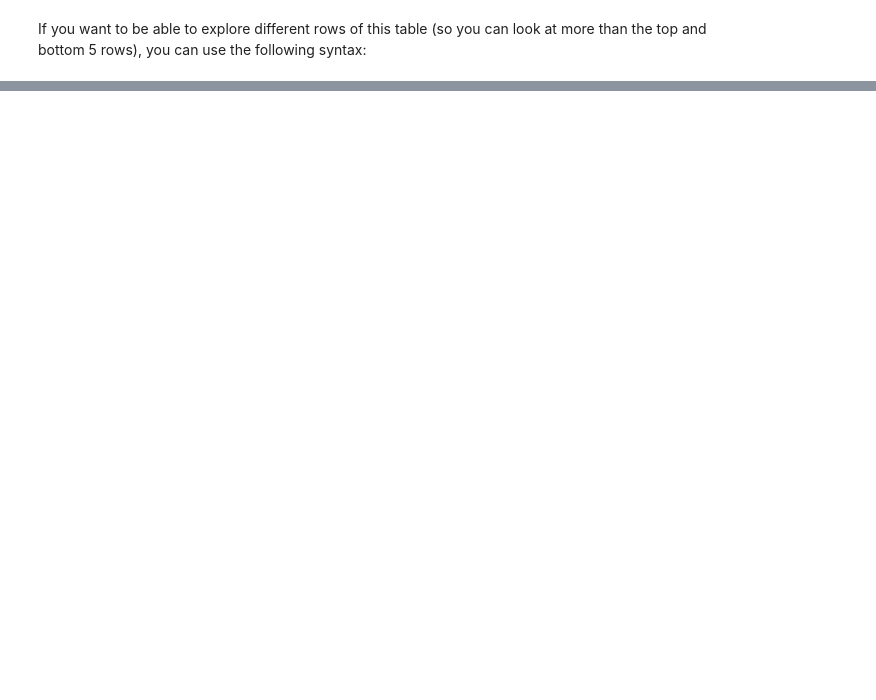
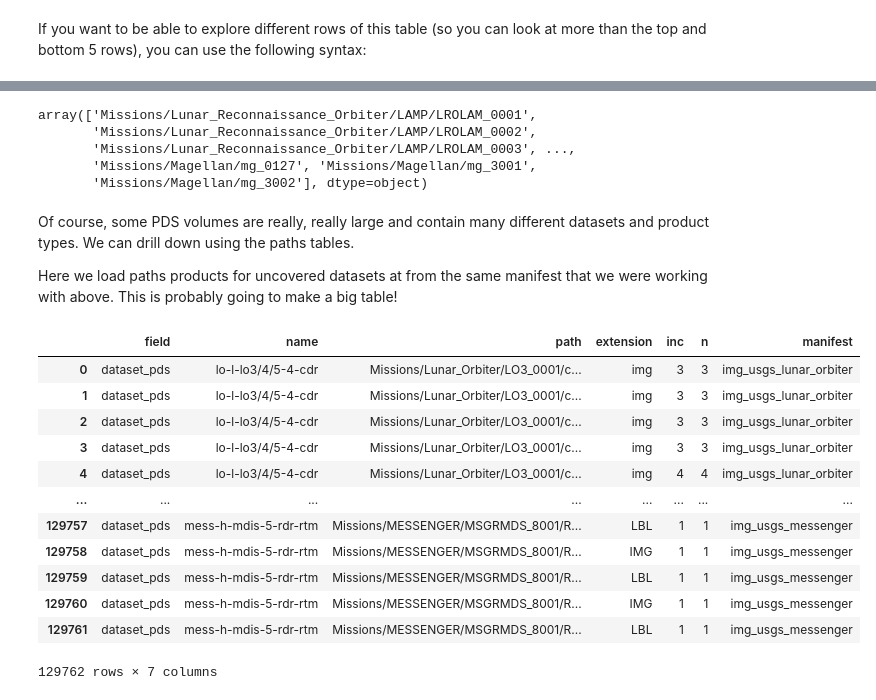
Before and after one commit to MillionConcepts/pdr-tests, a Jupyter notebook: pdr_tests/Coverage_Manifest_Explorer.ipynb, the cells around one changed output, grey strips where cells are left out. Drawn from its saved outputs; the diff is of its cells as text; code cells hidden in the pictures; blank space fills up the shorter version.

```diff
--- a/pdr_tests/Coverage_Manifest_Explorer.ipynb
+++ b/pdr_tests/Coverage_Manifest_Explorer.ipynb
@@ -206,0 +101,32 @@ metrics['dir_ignore']
+# %%
+vols_for_uncov_datasets = no_coverage_df['volume'].explode().unique()
+vols_for_uncov_datasets # you can also slice this using the notation above `vols_for_uncovdatasets[:10]` to see just the first ten entries
+# %% [output]
+array(['Missions/Lunar_Reconnaissance_Orbiter/LAMP/LROLAM_0001',
+       'Missions/Lunar_Reconnaissance_Orbiter/LAMP/LROLAM_0002',
+       'Missions/Lunar_Reconnaissance_Orbiter/LAMP/LROLAM_0003', ...,
+       'Missions/Magellan/mg_0127', 'Missions/Magellan/mg_3001',
+       'Missions/Magellan/mg_3002'], dtype=object)
+# %% [markdown]
+Of course, some PDS volumes are really, really large and contain many different datasets and product types.
+We can drill down using the paths tables.
+
+Here we load paths products for uncovered datasets at from the same manifest that we were working with above.
+This is probably going to make a big table!
+# %%
+ucov_paths = loader.load(manifest, mtype="paths", filt="ucov")
+ucov_paths
+# %% [output]
+|  | field | name | path | extension | inc | n | manifest |
+| 0 | dataset_pds | lo-l-lo3/4/5-4-cdr | Missions/Lunar_Orbiter/LO3_0001/c... | img | 3 | 3 | img_usgs_lunar_orbiter |
+| 1 | dataset_pds | lo-l-lo3/4/5-4-cdr | Missions/Lunar_Orbiter/LO3_0001/c... | img | 3 | 3 | img_usgs_lunar_orbiter |
+| 2 | dataset_pds | lo-l-lo3/4/5-4-cdr | Missions/Lunar_Orbiter/LO3_0001/c... | img | 3 | 3 | img_usgs_lunar_orbiter |
+| 3 | dataset_pds | lo-l-lo3/4/5-4-cdr | Missions/Lunar_Orbiter/LO3_0001/c... | img | 3 | 3 | img_usgs_lunar_orbiter |
+| 4 | dataset_pds | lo-l-lo3/4/5-4-cdr | Missions/Lunar_Orbiter/LO3_0001/c... | img | 4 | 4 | img_usgs_lunar_orbiter |
+| ... | ... | ... | ... | ... | ... | ... | ... |
+| 129757 | dataset_pds | mess-h-mdis-5-rdr-rtm | Missions/MESSENGER/MSGRMDS_8001/R... | LBL | 1 | 1 | img_usgs_messenger |
+| 129758 | dataset_pds | mess-h-mdis-5-rdr-rtm | Missions/MESSENGER/MSGRMDS_8001/R... | IMG | 1 | 1 | img_usgs_messenger |
+| 129759 | dataset_pds | mess-h-mdis-5-rdr-rtm | Missions/MESSENGER/MSGRMDS_8001/R... | LBL | 1 | 1 | img_usgs_messenger |
+| 129760 | dataset_pds | mess-h-mdis-5-rdr-rtm | Missions/MESSENGER/MSGRMDS_8001/R... | IMG | 1 | 1 | img_usgs_messenger |
+| 129761 | dataset_pds | mess-h-mdis-5-rdr-rtm | Missions/MESSENGER/MSGRMDS_8001/R... | LBL | 1 | 1 | img_usgs_messenger |
+129762 rows × 7 columns
```
Also changed, not shown: parts of 39 cells of this notebook, 3 other files.
